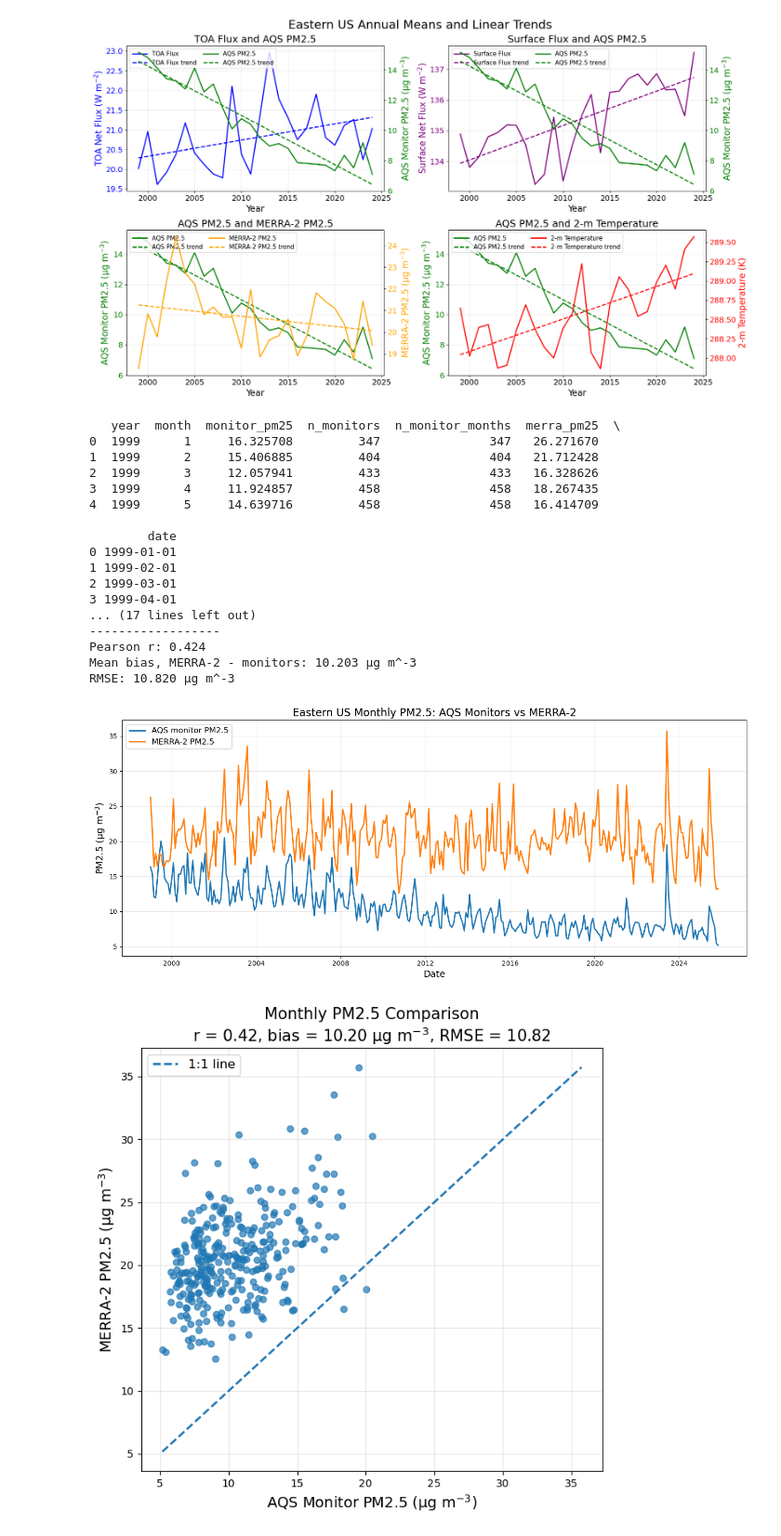
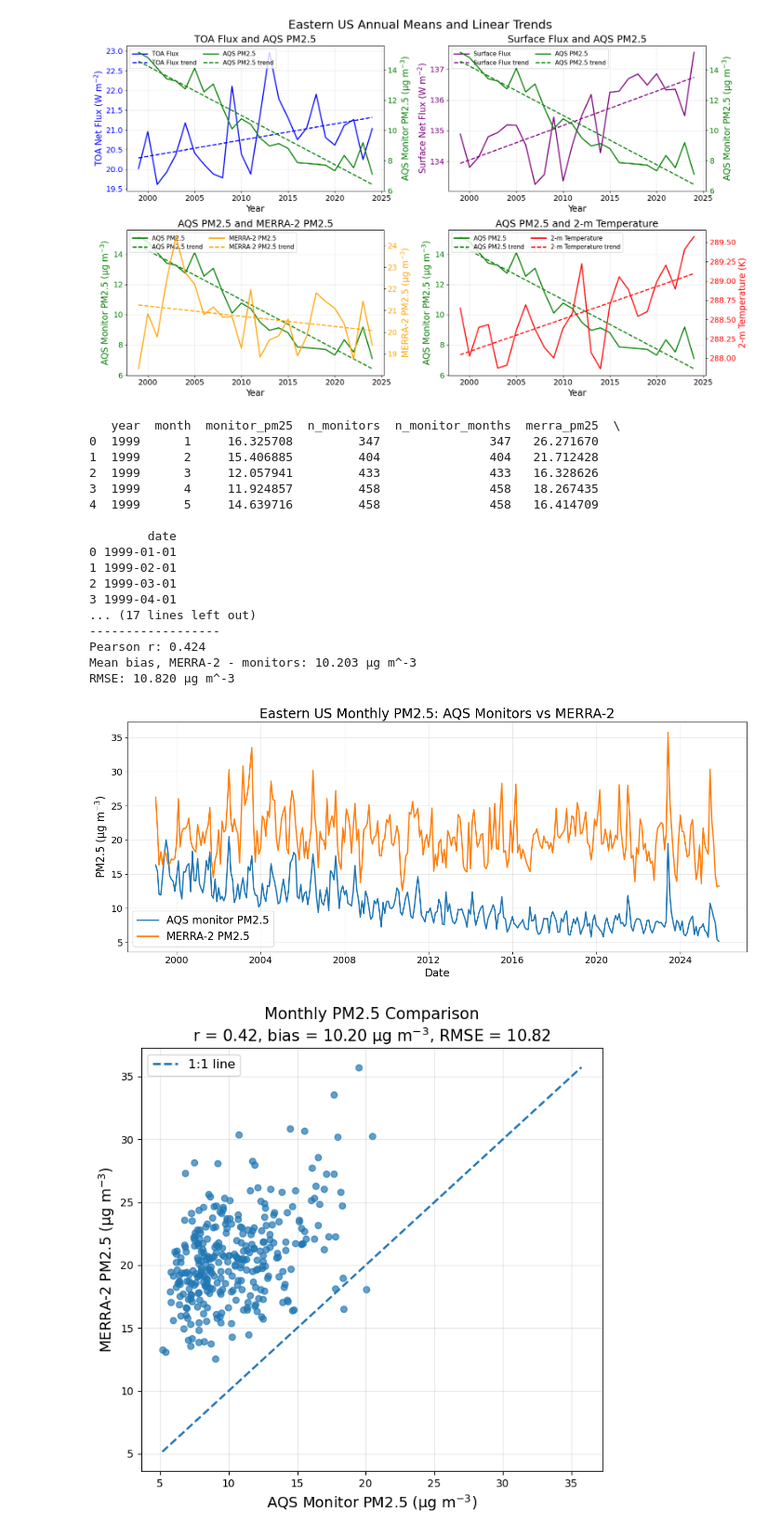
Before and after one commit to samfrederick/ATMS-507-Group-Project, a Jupyter notebook: epa_vs_merra.ipynb, the cells around one changed output. Shown at 93% size. Cells and saved outputs as stored; diff of their text form; code cells hidden in the pictures.

```diff
--- a/epa_vs_merra.ipynb
+++ b/epa_vs_merra.ipynb
@@ -1209,38 +1511,40 @@ ax.plot(
 
 ax.plot(
     df["date"],
     df["merra_pm25"],
     linewidth=2,
     label="MERRA-2 PM2.5"
 )
 
-ax.set_xlabel("Date", fontsize=14)
-ax.set_ylabel("PM2.5 (µg m$^{-3}$)", fontsize=14)
-ax.set_title("Eastern US Monthly PM2.5: AQS Monitors vs MERRA-2", fontsize=16)
+ax.tick_params(axis="x", labelsize=14)
+ax.tick_params(axis="y", labelsize=14)
+ax.set_xlabel("Date", fontsize=16)
+ax.set_ylabel("PM2.5 (µg m$^{-3}$)", fontsize=16)
+ax.set_title("Eastern US Monthly PM2.5: AQS Monitors vs MERRA-2", fontsize=20)
 ax.grid(True, alpha=0.3)
-ax.legend(fontsize=12)
+ax.legend(fontsize=16)
 
 plt.tight_layout()
 plt.show()
 # %% [output]
    year  month  monitor_pm25  n_monitors  n_monitor_months  merra_pm25  \
 0  1999      1     16.325708         347               347   26.271670
 1  1999      2     15.406885         404               404   21.712428
 2  1999      3     12.057941         433               433   16.328626
 3  1999      4     11.924857         458               458   18.267435
 4  1999      5     14.639716         458               458   16.414709
 
         date
 0 1999-01-01
 1 1999-02-01
 2 1999-03-01
 3 1999-04-01
 ... (17 lines left out)
 ------------------
 Pearson r: 0.424
 Mean bias, MERRA-2 - monitors: 10.203 µg m^-3
 RMSE: 10.820 µg m^-3
-[figure, old version]
+[figure, new version]
 # %%
 # -----------------------------
 # Scatter plot
```
Also changed, not shown: parts of 3 cells of this notebook, 5 other files.
